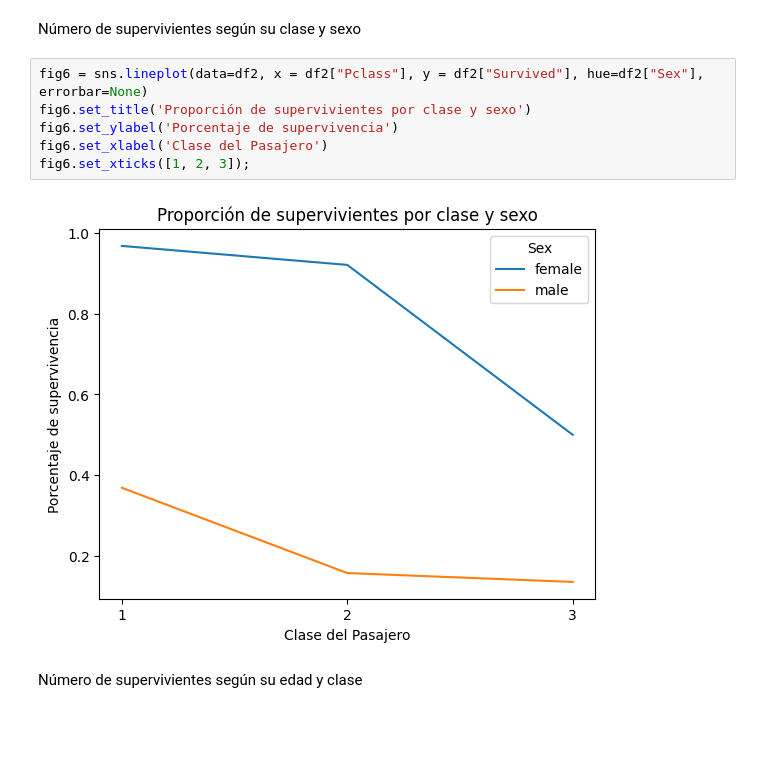
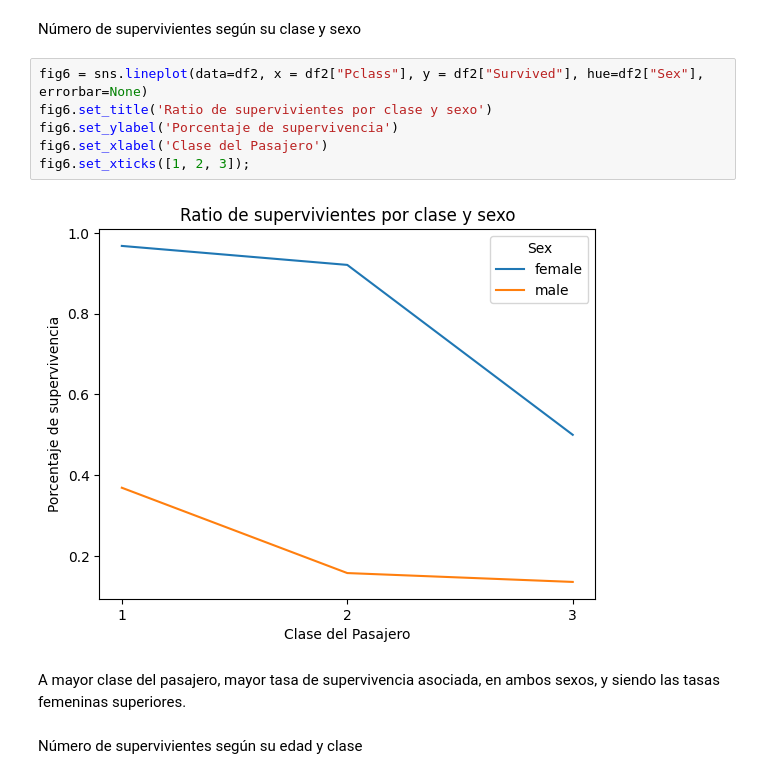
Before and after one commit to JuanPedroMarquez/Proyecto-Final-1_Titanic, a Jupyter notebook: Proyecto 1. Titanic/Ejercicio 3. Proyecto Titanic.ipynb, the cells around one changed output. Saved outputs shown, nothing was run; the diff lists cells and outputs as text; blank space fills up the shorter version.

```diff
--- a/Proyecto 1. Titanic/Ejercicio 3. Proyecto Titanic.ipynb
+++ b/Proyecto 1. Titanic/Ejercicio 3. Proyecto Titanic.ipynb
@@ -646,12 +672,14 @@ df2 = df2.drop(columns='AgeGroupOrder')
 Número de supervivientes según su clase y sexo
 # %%
 fig6 = sns.lineplot(data=df2, x = df2["Pclass"], y = df2["Survived"], hue=df2["Sex"], errorbar=None)
-fig6.set_title('Proporción de supervivientes por clase y sexo')
+fig6.set_title('Ratio de supervivientes por clase y sexo')
 fig6.set_ylabel('Porcentaje de supervivencia')
 fig6.set_xlabel('Clase del Pasajero')
 fig6.set_xticks([1, 2, 3]);
 # %% [output]
-[figure, old version]
+[figure, new version]
+# %% [markdown]
+A mayor clase del pasajero, mayor tasa de supervivencia asociada, en ambos sexos, y siendo las tasas femeninas superiores.
 # %% [markdown]
 Número de supervivientes según su edad y clase
 # %%
```
Also changed, not shown: parts of 15 cells of this notebook.
